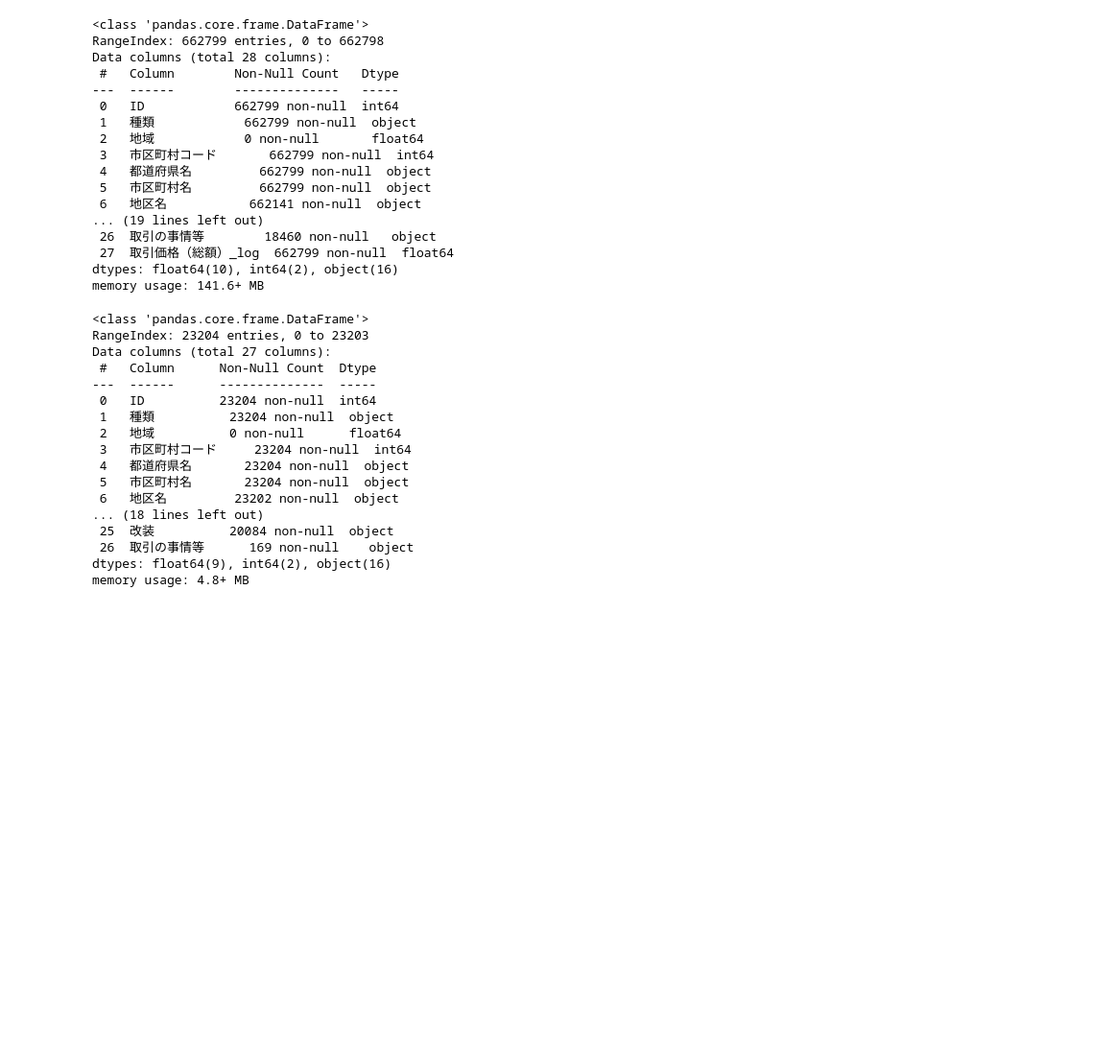
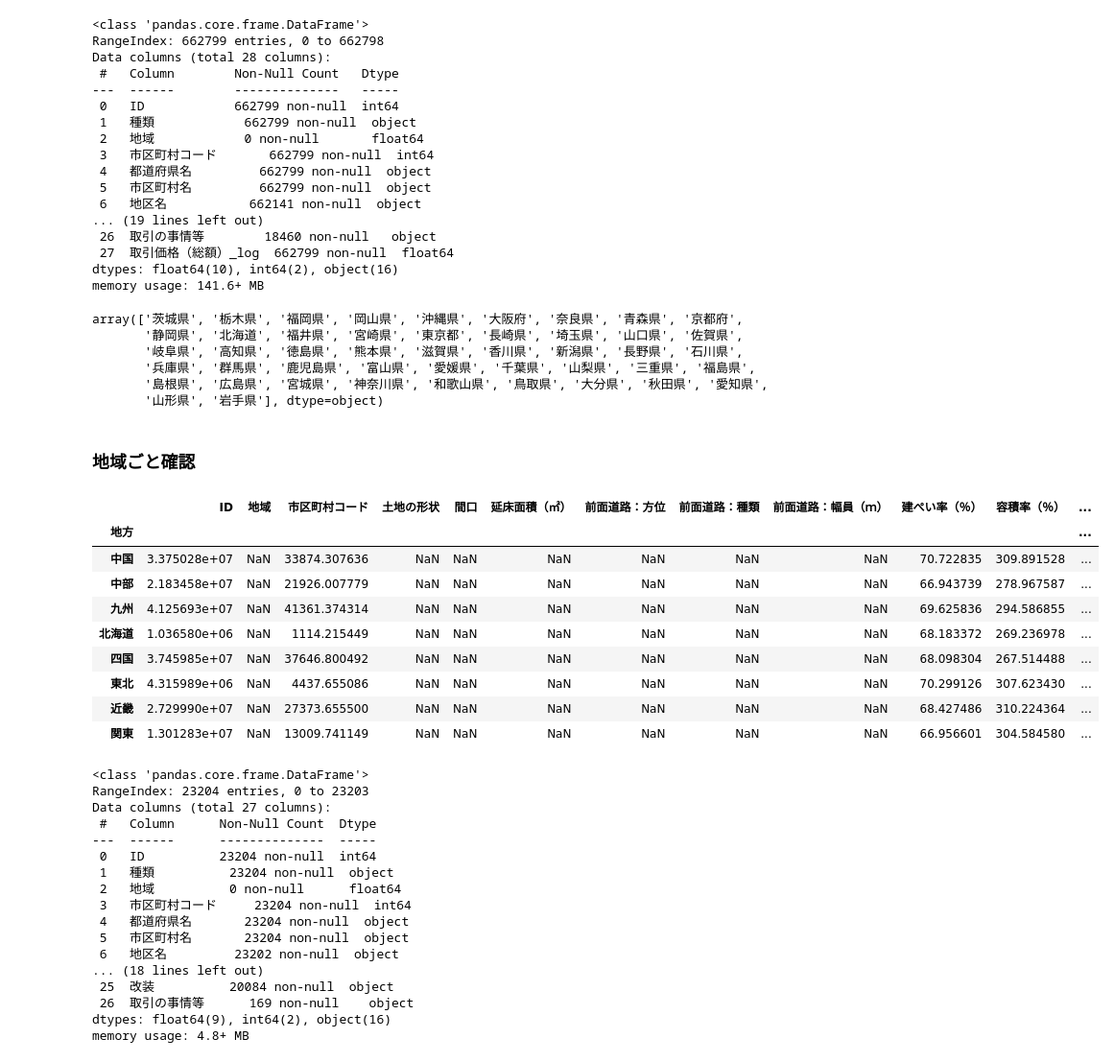
Before and after one commit to kfsky/2021-summer-second-hand-apartment-price-prediction, a Jupyter notebook: notebook/EDA.ipynb, the cells around one changed output. Shown at 96% size. Saved outputs shown, nothing was run; the diff lists cells and outputs as text; code cells hidden in the pictures; blank space fills up the shorter version.

```diff
--- a/notebook/EDA.ipynb
+++ b/notebook/EDA.ipynb
@@ -146,6 +146,62 @@ Data columns (total 28 columns):
  27  取引価格（総額）_log  662799 non-null  float64
 dtypes: float64(10), int64(2), object(16)
 memory usage: 141.6+ MB
+# %%
+train_df["都道府県名"].unique()
+# %% [output]
+array(['茨城県', '栃木県', '福岡県', '岡山県', '沖縄県', '大阪府', '奈良県', '青森県', '京都府',
+       '静岡県', '北海道', '福井県', '宮崎県', '東京都', '長崎県', '埼玉県', '山口県', '佐賀県',
+       '岐阜県', '高知県', '徳島県', '熊本県', '滋賀県', '香川県', '新潟県', '長野県', '石川県',
+       '兵庫県', '群馬県', '鹿児島県', '富山県', '愛媛県', '千葉県', '山梨県', '三重県', '福島県',
+       '島根県', '広島県', '宮城県', '神奈川県', '和歌山県', '鳥取県', '大分県', '秋田県', '愛知県',
+       '山形県', '岩手県'], dtype=object)
+# %% [markdown]
+### 地域ごと確認
+# %%
+def get_reigion(x):
+    HOKKAIDO = ["北海道"]
+    TOHOKU = ["青森県", "秋田県", "岩手県", "山形県", "宮城県", "福島県"]
+    KANTO = ["茨城県", "群馬県", "栃木県", "埼玉県", "東京都", "神奈川県", "千葉県"]
+    TYUBU = ["山梨県", "長野県", "新潟県", "富山県", "石川県", "福井県", "静岡県", "愛知県", "岐阜県","三重県"]
+    KINKI = ["滋賀県", "京都府", "大阪府", "兵庫県", "奈良県", "和歌山県"]
+    TYUGOKU = ["鳥取県", "島根県", "岡山県", "広島県", "山口県"]
+    SHIKOKU = ["香川県", "愛媛県", "徳島県", "高知県"]
+    KYUSYU = ["福岡県", "佐賀県", "長崎県", "熊本県", "大分県", "宮崎県", "鹿児島県", "沖縄県"]
+
+    if x in HOKKAIDO:
+        return "北海道"
+    elif x in TOHOKU:
+        return "東北"
+    elif x in KANTO:
+        return "関東"
+    elif x in TYUBU:
+        return "中部"
+    elif x in KINKI:
+        return "近畿"
+    elif x in TYUGOKU:
+        return "中国"
+    elif x in SHIKOKU:
+        return "四国"
+    elif x in KYUSYU:
+        return "九州"
+    else:
+        pass
+
+
+train_df["地方"] = train_df["都道府県名"].apply(lambda x: get_reigion(x))
+# %%
+train_df.groupby("地方").mean()
+# %% [output]
+|  | ID | 地域 | 市区町村コード | 土地の形状 | 間口 | 延床面積（㎡） | 前面道路：方位 | 前面道路：種類 | 前面道路：幅員（ｍ） | 建ぺい率（％） | 容積率（％） | ... |
+| 地方 |  |  |  |  |  |  |  |  |  |  |  | ... |
+| 中国 | 3.375028e+07 | NaN | 33874.307636 | NaN | NaN | NaN | NaN | NaN | NaN | 70.722835 | 309.891528 | ... |
+| 中部 | 2.183458e+07 | NaN | 21926.007779 | NaN | NaN | NaN | NaN | NaN | NaN | 66.943739 | 278.967587 | ... |
+| 九州 | 4.125693e+07 | NaN | 41361.374314 | NaN | NaN | NaN | NaN | NaN | NaN | 69.625836 | 294.586855 | ... |
+| 北海道 | 1.036580e+06 | NaN | 1114.215449 | NaN | NaN | NaN | NaN | NaN | NaN | 68.183372 | 269.236978 | ... |
+| 四国 | 3.745985e+07 | NaN | 37646.800492 | NaN | NaN | NaN | NaN | NaN | NaN | 68.098304 | 267.514488 | ... |
+| 東北 | 4.315989e+06 | NaN | 4437.655086 | NaN | NaN | NaN | NaN | NaN | NaN | 70.299126 | 307.623430 | ... |
+| 近畿 | 2.729990e+07 | NaN | 27373.655500 | NaN | NaN | NaN | NaN | NaN | NaN | 68.427486 | 310.224364 | ... |
+| 関東 | 1.301283e+07 | NaN | 13009.741149 | NaN | NaN | NaN | NaN | NaN | NaN | 66.956601 | 304.584580 | ... |
 # %%
 test_df.info()
 # %% [output]
```
Also changed, not shown: parts of 4 cells of this notebook, 1 other file.
